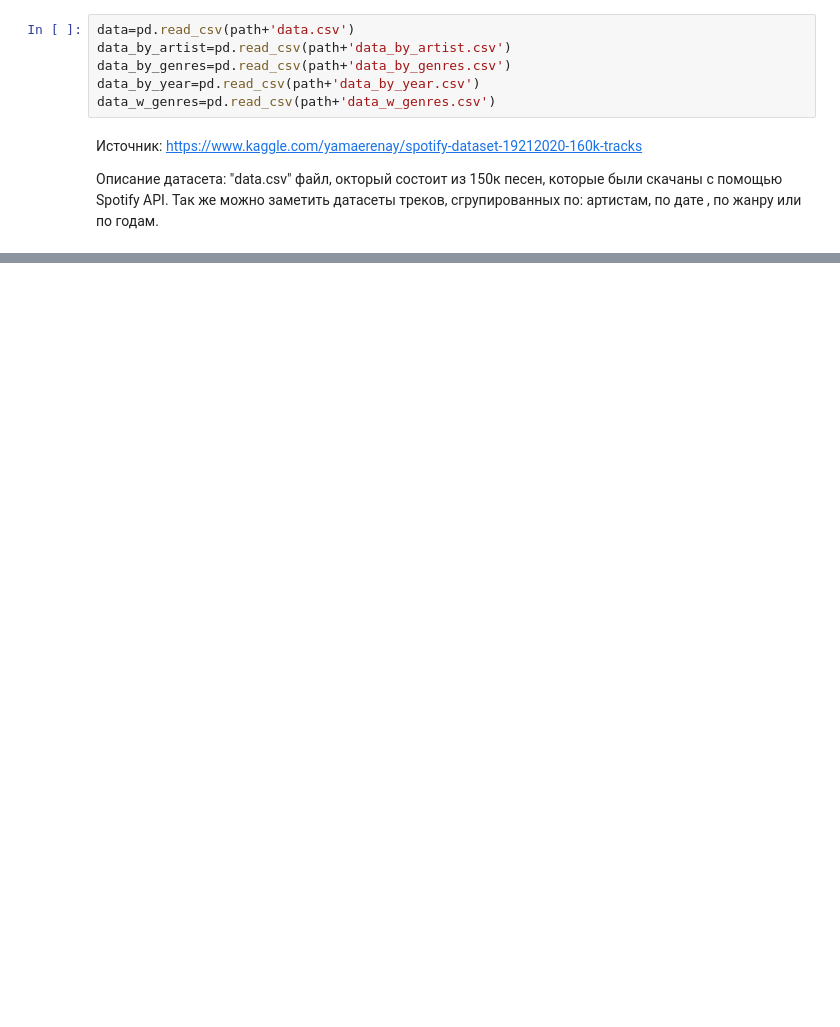
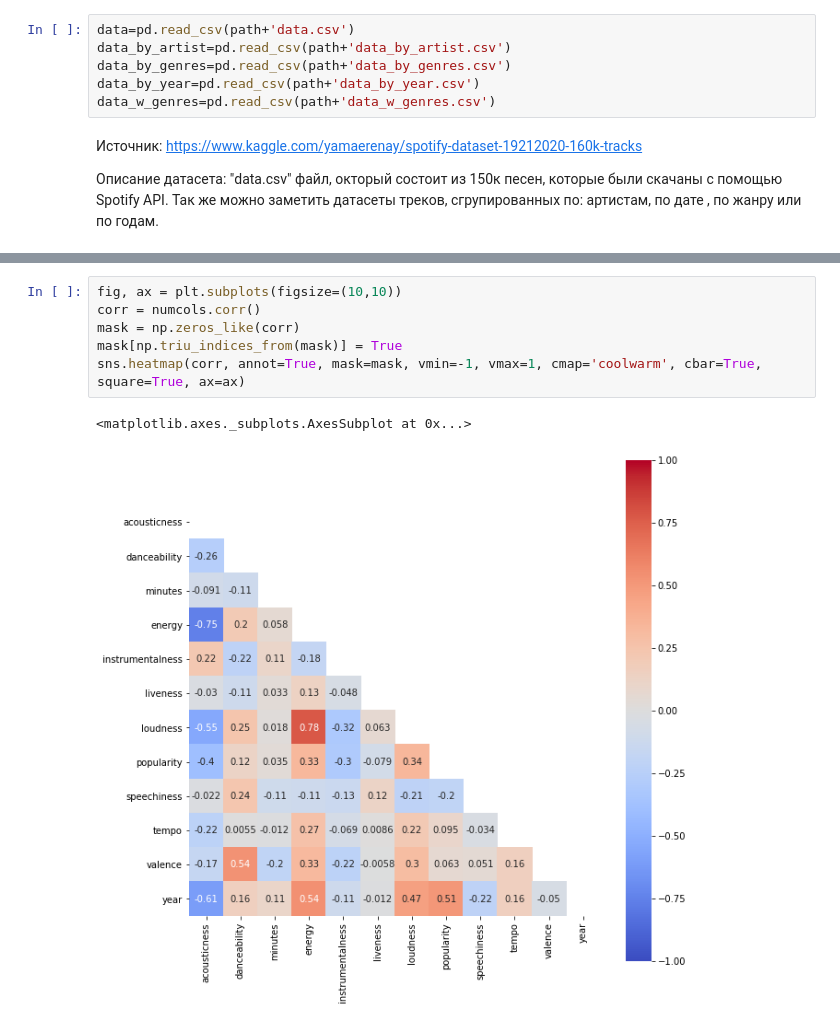
Before and after one commit to Lisstrange/Mini-examples, a Jupyter notebook: Recomendation music on Spotify Dataset.ipynb, the cells around one changed output, grey strips where cells are left out. Saved outputs shown, nothing was run; the diff lists cells and outputs as text; blank space fills up the shorter version.

```diff
--- a/Recomendation music on Spotify Dataset.ipynb
+++ b/Recomendation music on Spotify Dataset.ipynb
@@ -51,0 +181,9 @@ display(data_w_genres.head())
+# %%
+fig, ax = plt.subplots(figsize=(10,10))
+corr = numcols.corr()
+mask = np.zeros_like(corr)
+mask[np.triu_indices_from(mask)] = True
+sns.heatmap(corr, annot=True, mask=mask, vmin=-1, vmax=1, cmap='coolwarm', cbar=True, square=True, ax=ax)
+# %% [output]
+<matplotlib.axes._subplots.AxesSubplot at 0x...>
+[figure, added]
```
Also changed, not shown: parts of 24 cells of this notebook.
